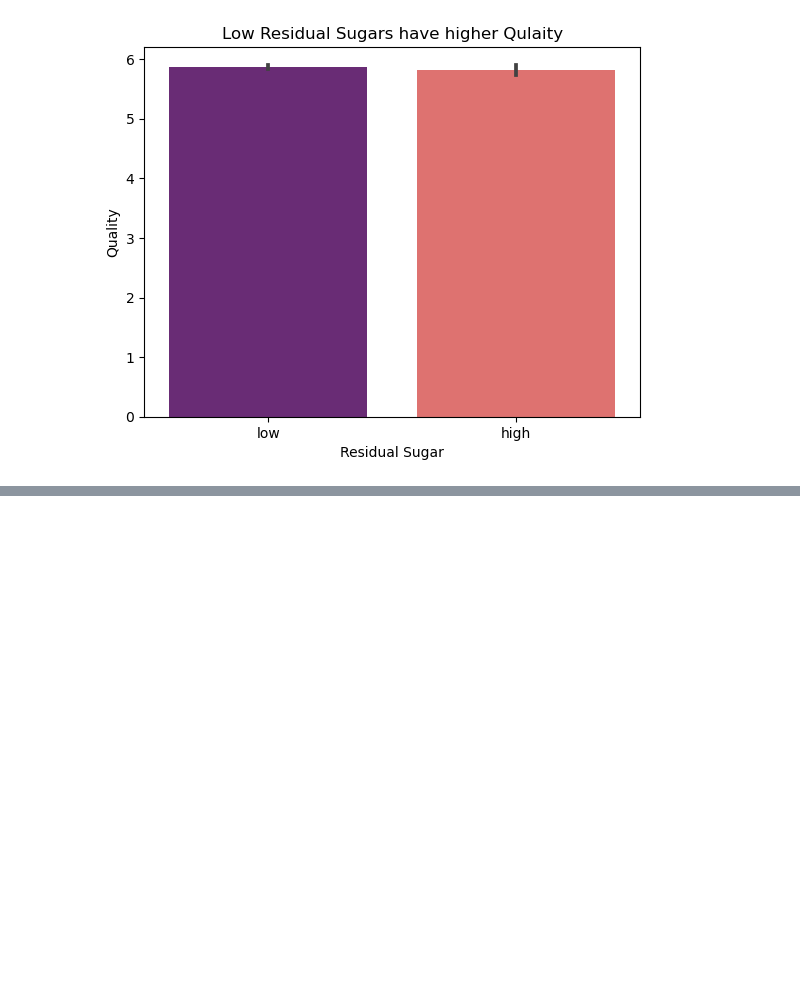
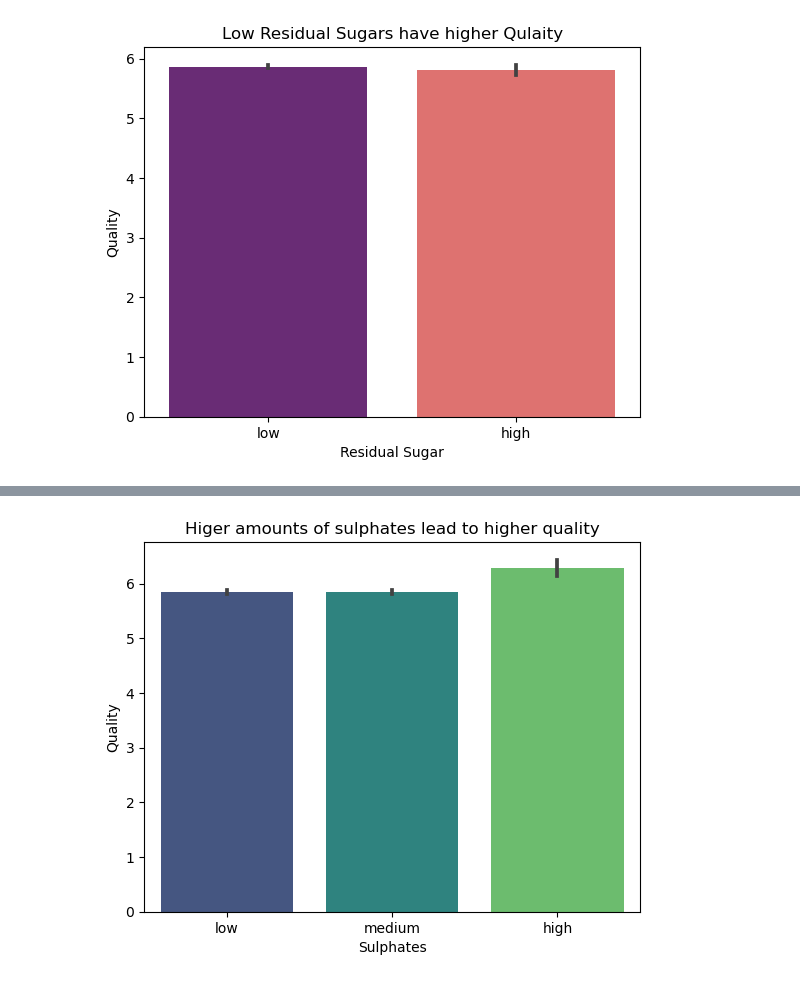
Before and after one commit to Wine-Clustering-Group-B/Clustering-Project, a Jupyter notebook: Nikki/D.Storytelling.ipynb, the cells around one changed output, grey strips where cells are left out. Cells and saved outputs as stored; diff of their text form; code cells hidden in the pictures; blank space fills up the shorter version.

```diff
--- a/Nikki/D.Storytelling.ipynb
+++ b/Nikki/D.Storytelling.ipynb
@@ -146,0 +161,8 @@ plt.show()
+# %%
+sns.barplot(y = 'quality', x = 'sulphates_bin2', data = train, palette = 'viridis')
+plt.xlabel('Sulphates')
+plt.ylabel('Quality')
+plt.title('Higer amounts of sulphates lead to higher quality')
+plt.show()
+# %% [output]
+[figure, added]
```
Also changed, not shown: parts of 10 cells of this notebook.
